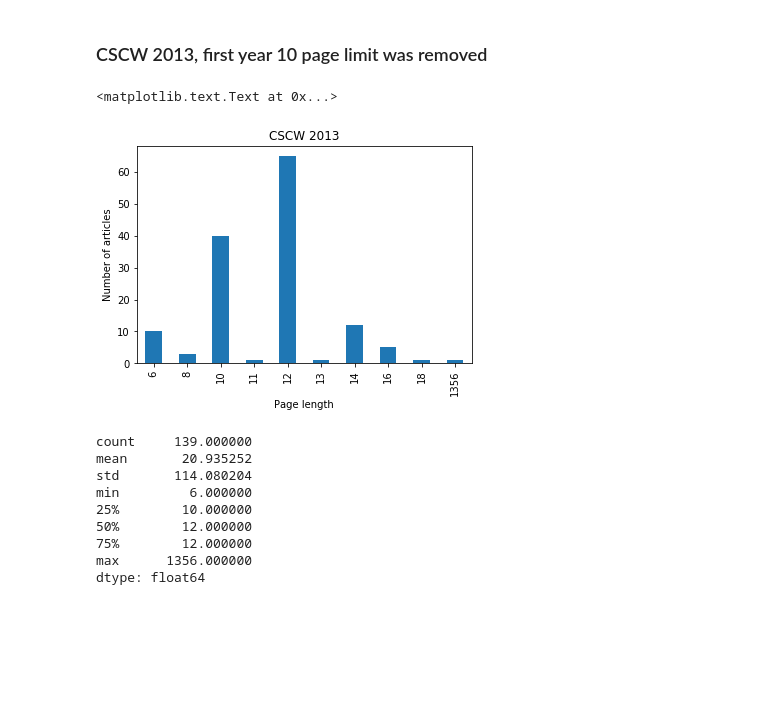
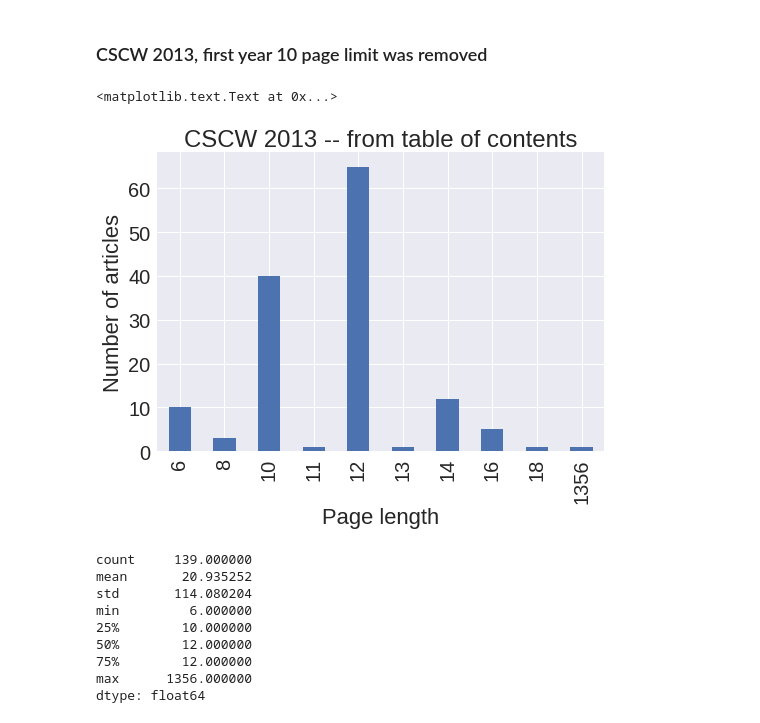
Before and after one commit to staeiou/cscw-pages, a Jupyter notebook: page-lengths-cscw.ipynb, the cells around one changed output. Saved outputs shown, nothing was run; the diff lists cells and outputs as text; code cells hidden in the pictures; blank space fills up the shorter version.

```diff
--- a/page-lengths-cscw.ipynb
+++ b/page-lengths-cscw.ipynb
@@ -13,8 +13,10 @@ I am exploring this question in this Jupyter notebook, as well as trying to docu
 Import libraries we will use: Pandas and Matplotlib.
 # %%
 import pandas as pd
-import matplotlib
+import matplotlib.pyplot as plt
+import seaborn as sns
 %matplotlib inline
+sns.set(font_scale=2)
 # %% [markdown]
 I used my web browser to go to ACM Digital Library's table of contents for [CSCW 2012](http://dl.acm.org/citation.cfm?id=2145204), [2013](http://dl.acm.org/citation.cfm?id=2441776), [2014](http://dl.acm.org/citation.cfm?id=2531602), [2015](http://dl.acm.org/citation.cfm?id=2675133&preflayout=flat) and [2016](http://dl.acm.org/citation.cfm?id=2818048&preflayout=flat), which has page numbers for every paper in plain text. Note that these table of contents do not include the "companion" proceedings, which are a separate published proceedings series that contains workshop proposals and extended abstracts for posters. Some years, one to two page abstracts for keynotes are included in the core proceedings, while other years they are included in the companion proceedings.
 
@@ -73,7 +81,7 @@ I'm going to keep using the bash shell to parse these text files and put them in
 # %%
 %%bash
 #mkdir data
-for year in {2012..2017}
+for year in {2008..2017}
 do
     echo "start_page,end_page" > data/cscw-$year-pages.csv
 done
@@ -82,6 +90,6 @@ Parse these files for only lines containing "Pages: ", then remove "Pages: " and
 # %%
 %%bash
-for year in {2012..2017}
+for year in {2008..2017}
 do
     cat toc-pages/cscw-$year.txt | grep "Pages: " | sed -e 's/Pages: //g' | sed -e 's/-/,/g' >> data/cscw-$year-pages.csv
 done
@@ -89,7 +99,8 @@ done
 Load these into Pandas dataframes in python.
 # %%
 cscw_pages = {}
-for count in range(2012,2018):
+years = [2008,2010,2011,2012,2013,2014,2015,2016,2017]
+for count in years:
     cscw_pages[count] = pd.read_csv("data/cscw-" + str(count) + "-pages.csv")
 
 cscw_pages[2017][0:5]
@@ -145,12 +189,12 @@ dtype: float64
 # %% [markdown]
 ### CSCW 2013, first year 10 page limit was removed
 # %%
-cscw_plot[2013] = cscw_len[2013].value_counts(sort=False).plot(kind='bar',title="CSCW 2013")
+cscw_plot[2013] = cscw_len[2013].value_counts(sort=False).plot(kind='bar',title="CSCW 2013 -- from table of contents")
 cscw_plot[2013].set_xlabel("Page length")
 cscw_plot[2013].set_ylabel("Number of articles")
 # %% [output]
 <matplotlib.text.Text at 0x...>
-[figure, old version]
+[figure, new version]
 # %%
 cscw_len[2013].describe()
 # %% [output]
```
Also changed, not shown: parts of 47 cells of this notebook.
